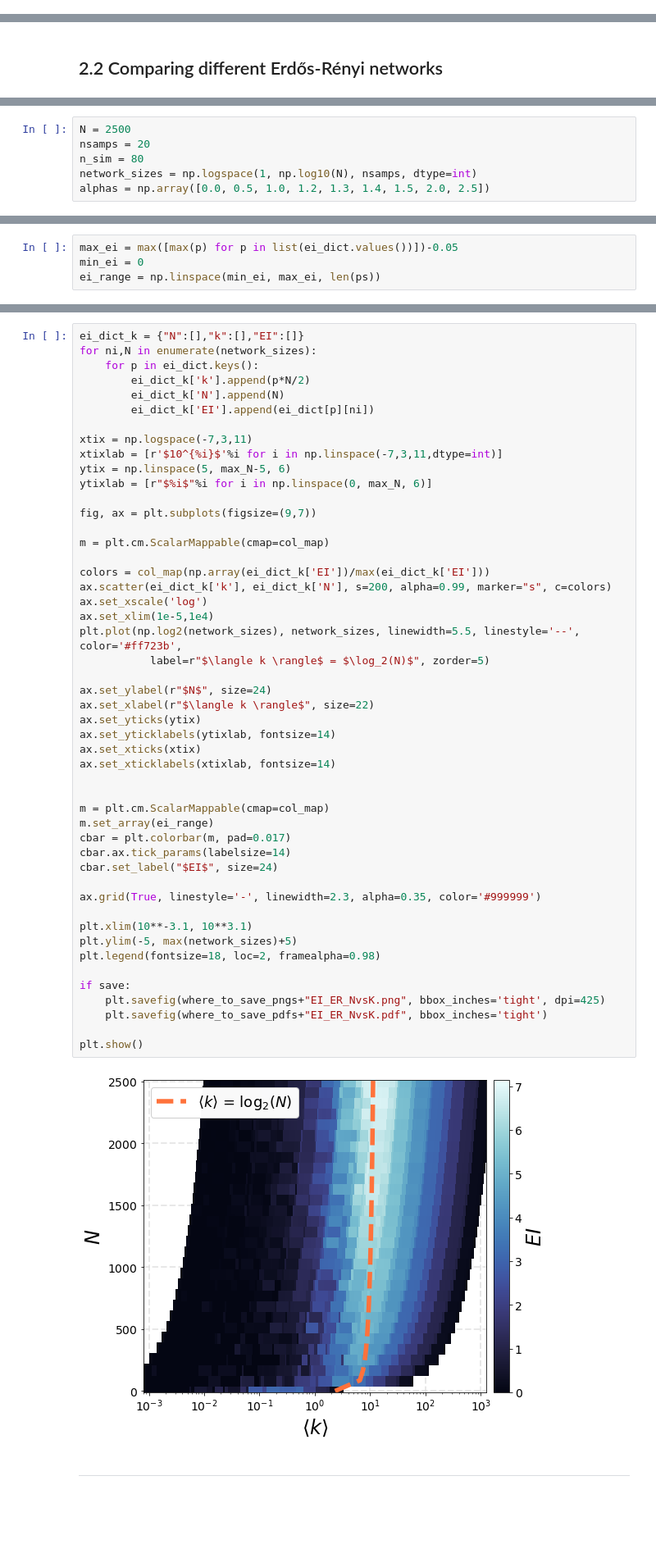
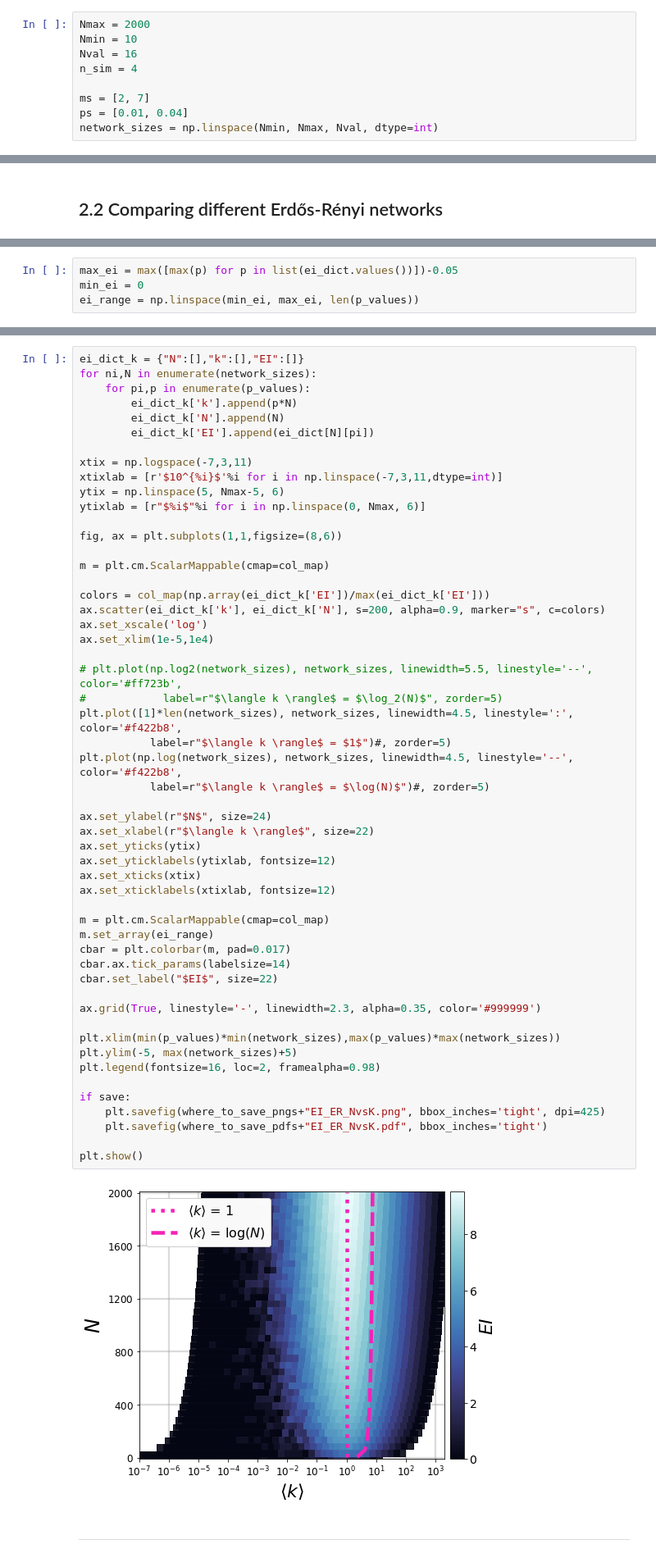
Before and after one commit to jkbren/einet, a Jupyter notebook: code/Chapter 02 - Network Size and Effective Information.ipynb, the cells around one changed output, grey strips where cells are left out. Shown: that part at 82% size. Cells and saved outputs as stored; diff of their text form; blank space fills up the shorter version.

```diff
--- a/code/Chapter 02 - Network Size and Effective Information.ipynb
+++ b/code/Chapter 02 - Network Size and Effective Information.ipynb
@@ -49 +43,10 @@ The picture that begins to emerge is that $EI$ is inextricably linked to the pat
+# %%
+Nmax = 2000
+Nmin = 10
+Nval = 16
+n_sim = 4
+
+ms = [2, 7]
+ps = [0.01, 0.04]
+network_sizes = np.linspace(Nmin, Nmax, Nval, dtype=int)
 # %%
@@ -122,7 +151 @@ import datetime as dt
-# %%
-N = 2500
-nsamps = 20
-n_sim = 80
-network_sizes = np.logspace(1, np.log10(N), nsamps, dtype=int)
-alphas = np.array([0.0, 0.5, 1.0, 1.2, 1.3, 1.4, 1.5, 2.0, 2.5])
 # %%
@@ -146,7 +204,7 @@ for N in network_sizes:
 # %%
 max_ei = max([max(p) for p in list(ei_dict.values())])-0.05
 min_ei = 0
-ei_range = np.linspace(min_ei, max_ei, len(ps))
+ei_range = np.linspace(min_ei, max_ei, len(p_values))
 # %%
 # import cmocean as cmo
 # col_map = cmo.cm.ice
@@ -185,54 +242,58 @@ plt.show()
 # %%
 ei_dict_k = {"N":[],"k":[],"EI":[]}
 for ni,N in enumerate(network_sizes):
-    for p in ei_dict.keys():
-        ei_dict_k['k'].append(p*N/2)
+    for pi,p in enumerate(p_values):
+        ei_dict_k['k'].append(p*N)
         ei_dict_k['N'].append(N)
-        ei_dict_k['EI'].append(ei_dict[p][ni])
+        ei_dict_k['EI'].append(ei_dict[N][pi])
 
 xtix = np.logspace(-7,3,11)
 xtixlab = [r'$10^{%i}$'%i for i in np.linspace(-7,3,11,dtype=int)]
-ytix = np.linspace(5, max_N-5, 6)
-ytixlab = [r"$%i$"%i for i in np.linspace(0, max_N, 6)]
+ytix = np.linspace(5, Nmax-5, 6)
+ytixlab = [r"$%i$"%i for i in np.linspace(0, Nmax, 6)]
 
-fig, ax = plt.subplots(figsize=(9,7))
+fig, ax = plt.subplots(1,1,figsize=(8,6))
 
 m = plt.cm.ScalarMappable(cmap=col_map)
 
 colors = col_map(np.array(ei_dict_k['EI'])/max(ei_dict_k['EI']))
-ax.scatter(ei_dict_k['k'], ei_dict_k['N'], s=200, alpha=0.99, marker="s", c=colors)
+ax.scatter(ei_dict_k['k'], ei_dict_k['N'], s=200, alpha=0.9, marker="s", c=colors)
 ax.set_xscale('log')
 ax.set_xlim(1e-5,1e4)
-plt.plot(np.log2(network_sizes), network_sizes, linewidth=5.5, linestyle='--', color='#ff723b',
-           label=r"$\langle k \rangle$ = $\log_2(N)$", zorder=5)
+
+# plt.plot(np.log2(network_sizes), network_sizes, linewidth=5.5, linestyle='--', color='#ff723b',
+#            label=r"$\langle k \rangle$ = $\log_2(N)$", zorder=5)
+plt.plot([1]*len(network_sizes), network_sizes, linewidth=4.5, linestyle=':', color='#f422b8',
+           label=r"$\langle k \rangle$ = $1$")#, zorder=5)
+plt.plot(np.log(network_sizes), network_sizes, linewidth=4.5, linestyle='--', color='#f422b8',
+           label=r"$\langle k \rangle$ = $\log(N)$")#, zorder=5)
 
 ax.set_ylabel(r"$N$", size=24)
 ax.set_xlabel(r"$\langle k \rangle$", size=22)
 ax.set_yticks(ytix)
-ax.set_yticklabels(ytixlab, fontsize=14)
+ax.set_yticklabels(ytixlab, fontsize=12)
 ax.set_xticks(xtix)
-ax.set_xticklabels(xtixlab, fontsize=14)
-
+ax.set_xticklabels(xtixlab, fontsize=12)
 
 m = plt.cm.ScalarMappable(cmap=col_map)
 m.set_array(ei_range)
 cbar = plt.colorbar(m, pad=0.017)
 cbar.ax.tick_params(labelsize=14)
-cbar.set_label("$EI$", size=24)
+cbar.set_label("$EI$", size=22)
 
 ax.grid(True, linestyle='-', linewidth=2.3, alpha=0.35, color='#999999')
 
-plt.xlim(10**-3.1, 10**3.1)
+plt.xlim(min(p_values)*min(network_sizes),max(p_values)*max(network_sizes))
 plt.ylim(-5, max(network_sizes)+5)
-plt.legend(fontsize=18, loc=2, framealpha=0.98)
+plt.legend(fontsize=16, loc=2, framealpha=0.98)
 
 if save:
     plt.savefig(where_to_save_pngs+"EI_ER_NvsK.png", bbox_inches='tight', dpi=425)
     plt.savefig(where_to_save_pdfs+"EI_ER_NvsK.pdf", bbox_inches='tight')
 
 plt.show()
 # %% [output]
-[figure, old version]
+[figure, new version]
 # %% [markdown]
 _______________________
 # %% [markdown]
```
Also changed, not shown: parts of 15 cells of this notebook, 23 other files.
